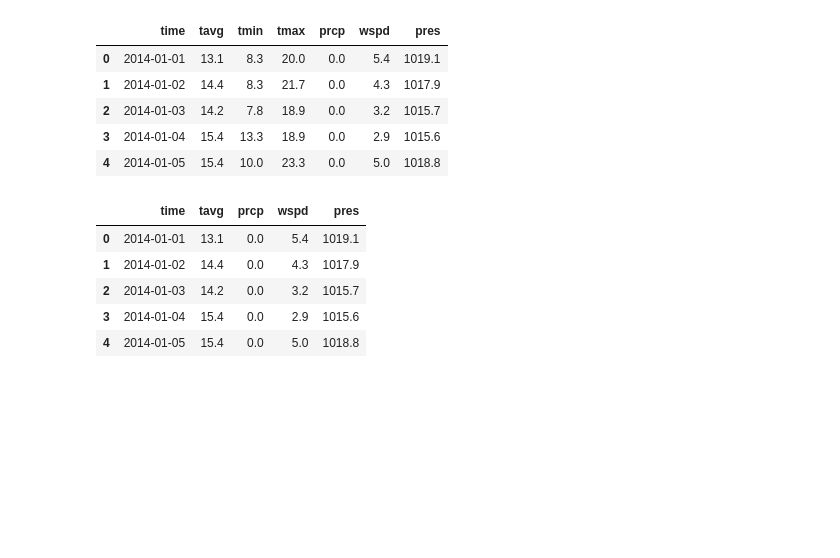
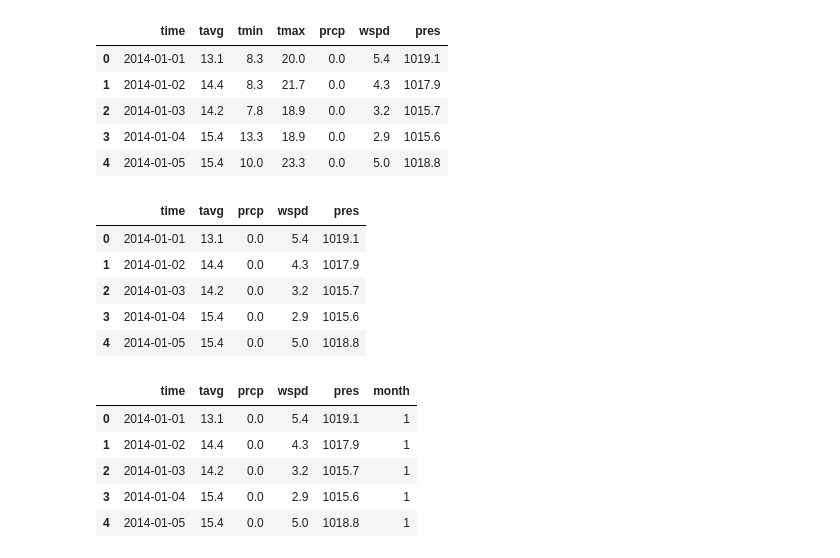
Before and after one commit to aymanfen/DeepLearningProject, a Jupyter notebook: NN.ipynb, the cells around one changed output. Saved outputs shown, nothing was run; the diff lists cells and outputs as text; code cells hidden in the pictures; blank space fills up the shorter version.

```diff
--- a/NN.ipynb
+++ b/NN.ipynb
@@ -24,4 +24,15 @@ df.head()
 | 2 | 2014-01-03 | 14.2 | 0.0 | 3.2 | 1015.7 |
 | 3 | 2014-01-04 | 15.4 | 0.0 | 2.9 | 1015.6 |
 | 4 | 2014-01-05 | 15.4 | 0.0 | 5.0 | 1018.8 |
+# %%
+df['time']=pd.to_datetime(df['time'])
+df['month']=df['time'].dt.month
+df.head()
+# %% [output]
+|  | time | tavg | prcp | wspd | pres | month |
+| 0 | 2014-01-01 | 13.1 | 0.0 | 5.4 | 1019.1 | 1 |
+| 1 | 2014-01-02 | 14.4 | 0.0 | 4.3 | 1017.9 | 1 |
+| 2 | 2014-01-03 | 14.2 | 0.0 | 3.2 | 1015.7 | 1 |
+| 3 | 2014-01-04 | 15.4 | 0.0 | 2.9 | 1015.6 | 1 |
+| 4 | 2014-01-05 | 15.4 | 0.0 | 5.0 | 1018.8 | 1 |
 # %%
```
Also changed, not shown: parts of 4 cells of this notebook, 2 other files.
